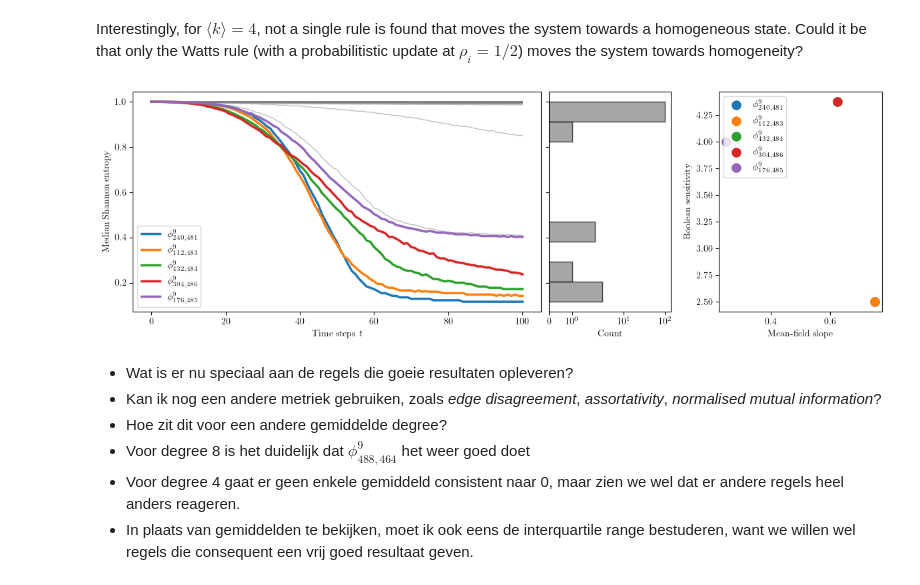
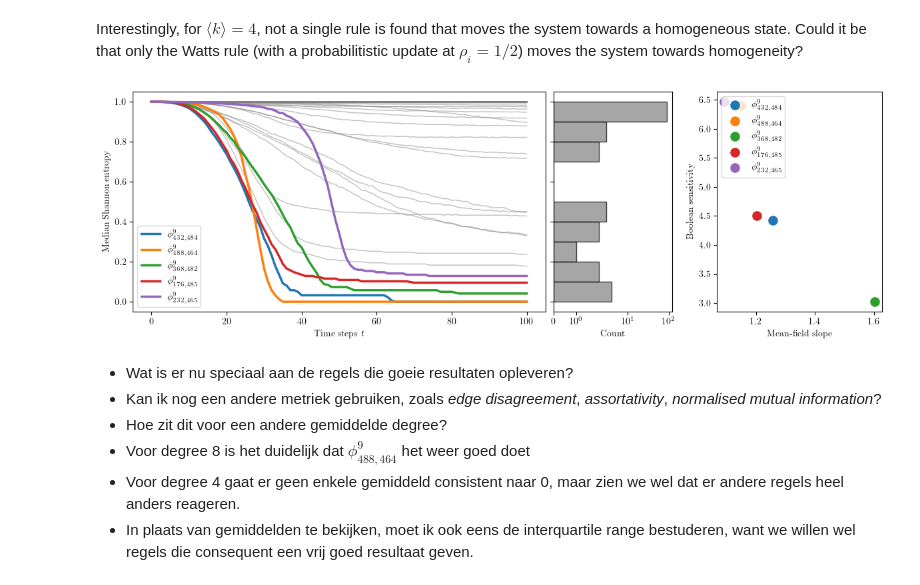
Before and after one commit to mrollier/network_automata_robustness, a Jupyter notebook: manuscript/impact_analysis-figures.ipynb, the cells around one changed output. Drawn from its saved outputs; the diff is of its cells as text; code cells hidden in the pictures.

```diff
--- a/manuscript/impact_analysis-figures.ipynb
+++ b/manuscript/impact_analysis-figures.ipynb
@@ -1005,13 +1008,6 @@ N900T100/ (Group)
   N900T100/graph_029/ (Group)
     N900T100/graph_029/configs (Dataset) shape=(30, 101, 900), dtype=uint8
     N900T100/graph_029/edges (Dataset) shape=(2, 3600), dtype=int32
-# %%
-def shannon_entropy(configs):
-    p_ones = np.mean(configs, axis=2)
-    p_zeros = 1 - p_ones
-    # tiny value to avoid log(0)
-    shannon = - (p_ones * np.log2(p_ones + 1e-10) + p_zeros * np.log2(p_zeros + 1e-10))
-    return shannon
 # %%
 # Stack configs across all graphs for a specific rule and N,T group
 rule_beta = 488
@@ -1055,23 +1051,17 @@ Interestingly, for $\langle k \rangle = 4$, not a single rule is found that move
 # %%
 # TODO I should turn the scatter plot into an errorbar plot showing the range of values across degrees for each rule, instead of just the median
 
-# Plot entropy time series + histogram + BS/slope for best final median entropy rules
-import glob
-import re
+target_num_nodes = 900
+target_T = 100
+target_resolution = 9
+target_degree = 8
+target_p_str = '0p20'
+
+n_best = 5
 
 configs_dir = os.path.join('data', 'impact_analysis', 'configs')
-candidate_files = sorted(
-    glob.glob(os.path.join(configs_dir, 'configs_resolution*_N*_k*_p*.h5')),
-    key=os.path.getmtime
-)
-if candidate_files:
-    h5_path = candidate_files[-1]
-else:
-    raise FileNotFoundError(f'No configs files found in {configs_dir}')
-
-target_num_nodes = num_nodes
-target_T = T
-n_best = 5
+configs_name = f'configs_resolution{target_resolution}_N{target_num_nodes}_k{target_degree}_p{target_p_str}.h5'
+h5_path = os.path.join(configs_dir, configs_name)
 
 rule_pattern = re.compile(r"^r(\d+)beta(\d+)sigma(\d+)$")
 
@@ -1079,12 +1069,13 @@ median_ts_by_rule = {}
 final_median_by_rule = {}
 
 with h5py.File(h5_path, 'r') as f:
-    for key in f.keys():
+    # recover the configuration time series for each rule
+    for key in tqdm(f.keys(), total=len(f.keys())):
         match = rule_pattern.match(key)
         if not match:
             continue
         r_val, beta, sigma = (int(x) for x in match.groups())
-        if r_val != resolution:
+        if r_val != target_resolution:
             continue
         group_path = f"/{key}/N{target_num_nodes}T{target_T}"
         if group_path not in f:
@@ -1109,14 +1100,15 @@ if not final_median_by_rule:
 sorted_rules = sorted(final_median_by_rule.items(), key=lambda x: x[1])
 best_rules = [rule for rule, _ in sorted_rules[:n_best]]
 
-# Compute BS and slope for best rules
+# Compute BS and slope for best rules for the target_degree
+# TODO this is currently just the mean degree of the network, which is not right
 bs_vals = []
 slope_vals = []
 for beta, sigma in best_rules:
     B_set = binary_indices(beta)
     S_set = binary_indices(sigma)
-    bs_vals.append(boolean_sens(resolution, B_set=B_set, S_set=S_set, degree=mean_degree))
-    slope_vals.append(mean_field_slope(resolution, B_set=B_set, S_set=S_set, degree=mean_degree))
+    bs_vals.append(boolean_sens(target_resolution, B_set=B_set, S_set=S_set, degree=target_degree))
+    slope_vals.append(mean_field_slope(target_resolution, B_set=B_set, S_set=S_set, degree=target_degree))
 
 # Plot
 fig = plt.figure(figsize=(12, 4))
@@ -1132,7 +1124,7 @@ for rule, median_ts in median_ts_by_rule.items():
 # Highlight best rules
 colors = plt.rcParams['axes.prop_cycle'].by_key()['color']
 for i, rule in enumerate(best_rules):
-    label = fr'$\phi^{{{resolution}}}_{{{rule[0]},{rule[1]}}}$'
+    label = fr'$\phi^{{{target_resolution}}}_{{{rule[0]},{rule[1]}}}$'
     ax_left.plot(range(len(median_ts_by_rule[rule])), median_ts_by_rule[rule],
                  color=colors[i % len(colors)], lw=2.5, label=label)
 
@@ -1140,35 +1132,35 @@ ax_left.set_xlabel(r'Time steps $t$')
 ax_left.set_ylabel('Median Shannon entropy')
 ax_left.legend(frameon=True, fontsize=10, loc='lower left')
 
 # Middle: histogram of final median entropies
 final_vals = np.array(list(final_median_by_rule.values()))
 ax_mid.hist(final_vals, bins=10, orientation='horizontal', color='gray', alpha=0.7, edgecolor='black')
 ax_mid.set_xlabel('Count')
 ax_mid.tick_params(axis='y', labelleft=False)
 ax_mid.set_xscale('symlog')
 
 # Right: BS vs slope for best rules
 for i, rule in enumerate(best_rules):
-    label = fr'$\phi^{{{resolution}}}_{{{rule[0]},{rule[1]}}}$'
+    label = fr'$\phi^{{{target_resolution}}}_{{{rule[0]},{rule[1]}}}$'
     ax_right.scatter(slope_vals[i], bs_vals[i], s=90, color=colors[i % len(colors)], label=label)
 
 ax_right.set_xlabel('Mean-field slope')
 ax_right.set_ylabel('Boolean sensitivity')
 ax_right.legend(frameon=True, fontsize=10, loc='upper left')
 
 plt.tight_layout()
 
 # Tighten the gap between left and middle axes
 pos_left = ax_left.get_position()
 pos_mid = ax_mid.get_position()
 gap = 0.01
 new_mid_x0 = pos_left.x1 + gap
 new_mid_width = pos_mid.x1 - new_mid_x0
 ax_mid.set_position([new_mid_x0, pos_mid.y0, new_mid_width, pos_mid.height])
 
 plt.show()
 # %% [output]
-[figure, old version]
+[figure, new version]
 # %% [markdown]
 - Wat is er nu speciaal aan de regels die goeie resultaten opleveren?
 - Kan ik nog een andere metriek gebruiken, zoals _edge disagreement_, _assortativity_, _normalised mutual information_?
```
Also changed, not shown: parts of 7 cells of this notebook, 1 other file.
